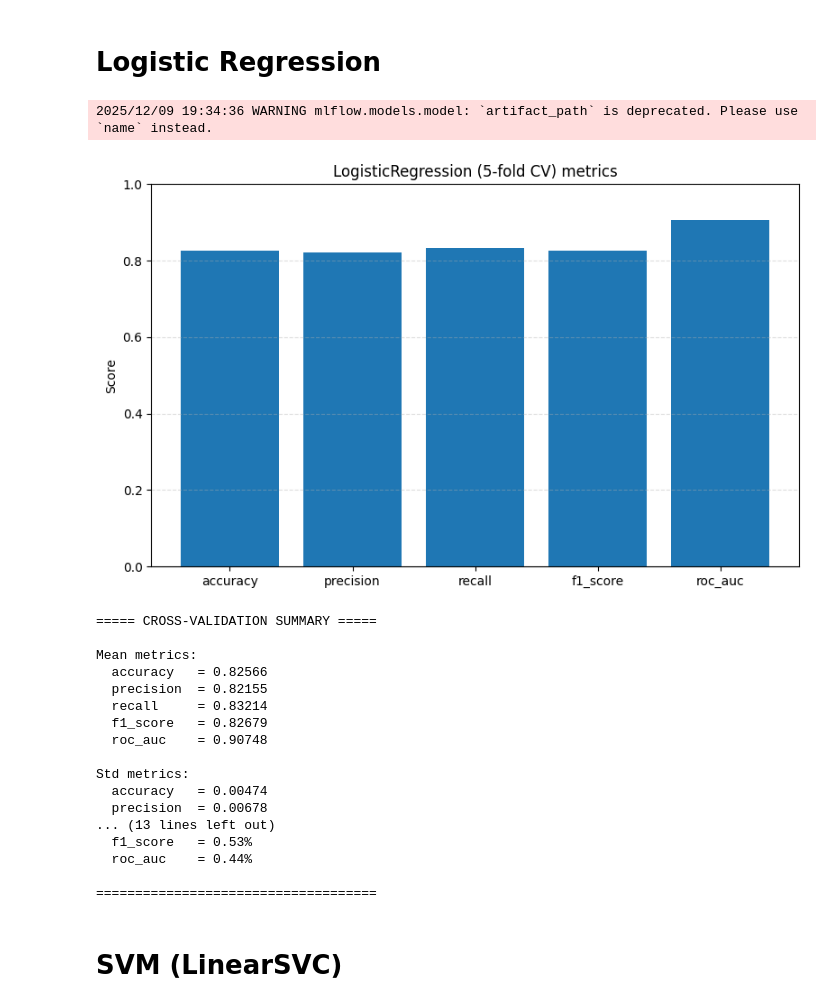
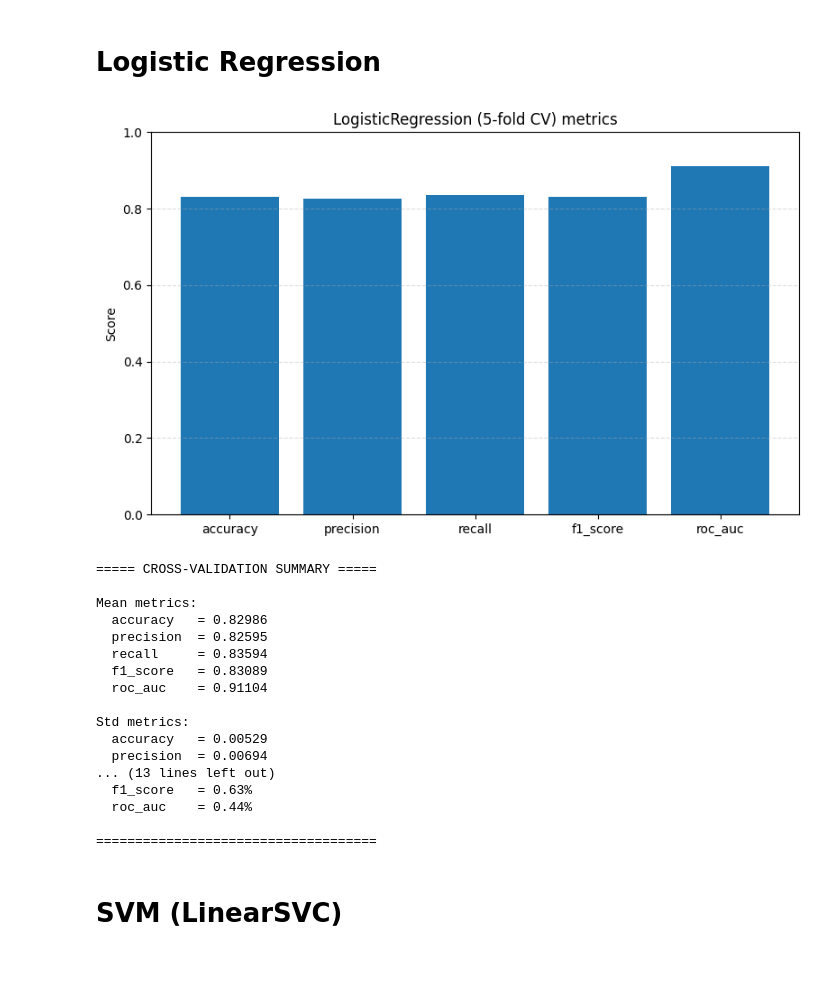
Before and after one commit to da4nik08/sentiment-binary-classifier, a Jupyter notebook: Model.ipynb, the cells around one changed output. Saved outputs shown, nothing was run; the diff lists cells and outputs as text; code cells hidden in the pictures; blank space fills up the shorter version.

Commit message:
Test 512 token vectors

```diff
--- a/Model.ipynb
+++ b/Model.ipynb
@@ -55,6 +55,7 @@ reviews = data['review_final'].tolist()
 device = 'cuda' if torch.cuda.is_available() else 'cpu'
 # %%
 model = SentenceTransformer('sentence-transformers/all-MiniLM-L6-v2')
+model.max_seq_length = 512
 X_embeddings = model.encode(reviews, batch_size=124, show_progress_bar=True, convert_to_numpy=True, device=device)
 # %% [markdown]
 # Створення експерименту для логування та збереження результатів векторизації
@@ -71,6 +71,6 @@ mlflow.set_experiment("review_trim_and_embeddings")
 <Experiment: artifact_location='file:C:/Users/da4nik/sentiment-binary-classifier/mlruns/2', creation_time=1765281861854, experiment_id='2', last_update_time=1765281861854, lifecycle_stage='active', na ...
 # %%
-with mlflow.start_run(run_name="trim_and_embed_all-MiniLM-L6-v2"):
+with mlflow.start_run(run_name="trim_and_embed_all-MiniLM-L6-v2_512_tokens"):
     # trim settings
     mlflow.log_param("max_words", 400)
     mlflow.log_param("extra_cutoff", 50)
@@ -104,6 +104,7 @@ with mlflow.start_run(run_name="trim_and_embed_all-MiniLM-L6-v2"):
     mlflow.log_param("device", device)
 
     model = SentenceTransformer('sentence-transformers/all-MiniLM-L6-v2', device=device)
+    model.max_seq_length = 512
     X_embeddings = model.encode(
         reviews,
         batch_size=124,
@@ -111,11 +112,11 @@ with mlflow.start_run(run_name="trim_and_embed_all-MiniLM-L6-v2"):
         convert_to_numpy=True
     )
 
-    np.save("dataset/X_embeddings.npy", X_embeddings)
-    np.save("dataset/y_labels.npy", y)
+    np.save("dataset/X_embeddings_512.npy", X_embeddings)
+    np.save("dataset/y_labels_512.npy", y)
 
-    mlflow.log_artifact("dataset/X_embeddings.npy", artifact_path="data")
-    mlflow.log_artifact("dataset/y_labels.npy", artifact_path="data")
+    mlflow.log_artifact("dataset/X_embeddings_512.npy", artifact_path="data")
+    mlflow.log_artifact("dataset/y_labels_512.npy", artifact_path="data")
 # %% [output]
 [figure]
 # %% [markdown]
@@ -191,8 +192,8 @@ from sklearn.svm import LinearSVC
 from xgboost import XGBClassifier
 from sklearn.ensemble import RandomForestClassifier
 # %%
-X_embeddings = np.load("dataset/X_embeddings.npy")
-y = np.load("dataset/y_labels.npy")
+X_embeddings = np.load("dataset/X_embeddings_512.npy")
+y = np.load("dataset/y_labels_512.npy")
 # %% [markdown]
 # 5 рандомних відгуків
 # %%
@@ -356,33 +357,32 @@ def evaluate_model_cv(X, y, model, experiment_name: str, run_name: str | None =
 # %%
 log_reg = LogisticRegression(max_iter=1000, solver='lbfgs')
 
 final_model = evaluate_model_cv(
     X=X_train,
     y=y_train,
     model=log_reg,
     experiment_name="imdb_ML_models",
-    run_name="log_reg_sentence_embeddings_5fold_v3"
+    run_name="log_reg_sentence_embeddings_5fold_512_v2"
 )
 # %% [output]
+[figure]
-2025/12/09 19:34:36 WARNING mlflow.models.model: `artifact_path` is deprecated. Please use `name` instead.
+===== CROSS-VALIDATION SUMMARY =====
+
+Mean metrics:
+  accuracy   = 0.82986
+  precision  = 0.82595
+  recall     = 0.83594
+  f1_score   = 0.83089
+  roc_auc    = 0.91104
+
+Std metrics:
+  accuracy   = 0.00529
+  precision  = 0.00694
+... (13 lines left out)
+  f1_score   = 0.63%
+  roc_auc    = 0.44%
+
+====================================
-[figure]
-===== CROSS-VALIDATION SUMMARY =====
-
-Mean metrics:
-  accuracy   = 0.82566
-  precision  = 0.82155
-  recall     = 0.83214
-  f1_score   = 0.82679
-  roc_auc    = 0.90748
-
-Std metrics:
-  accuracy   = 0.00474
-  precision  = 0.00678
-... (13 lines left out)
-  f1_score   = 0.53%
-  roc_auc    = 0.44%
-
-====================================
 # %% [markdown]
 # SVM (LinearSVC)
 # %%
```
Also changed, not shown: parts of 2 cells of this notebook.
